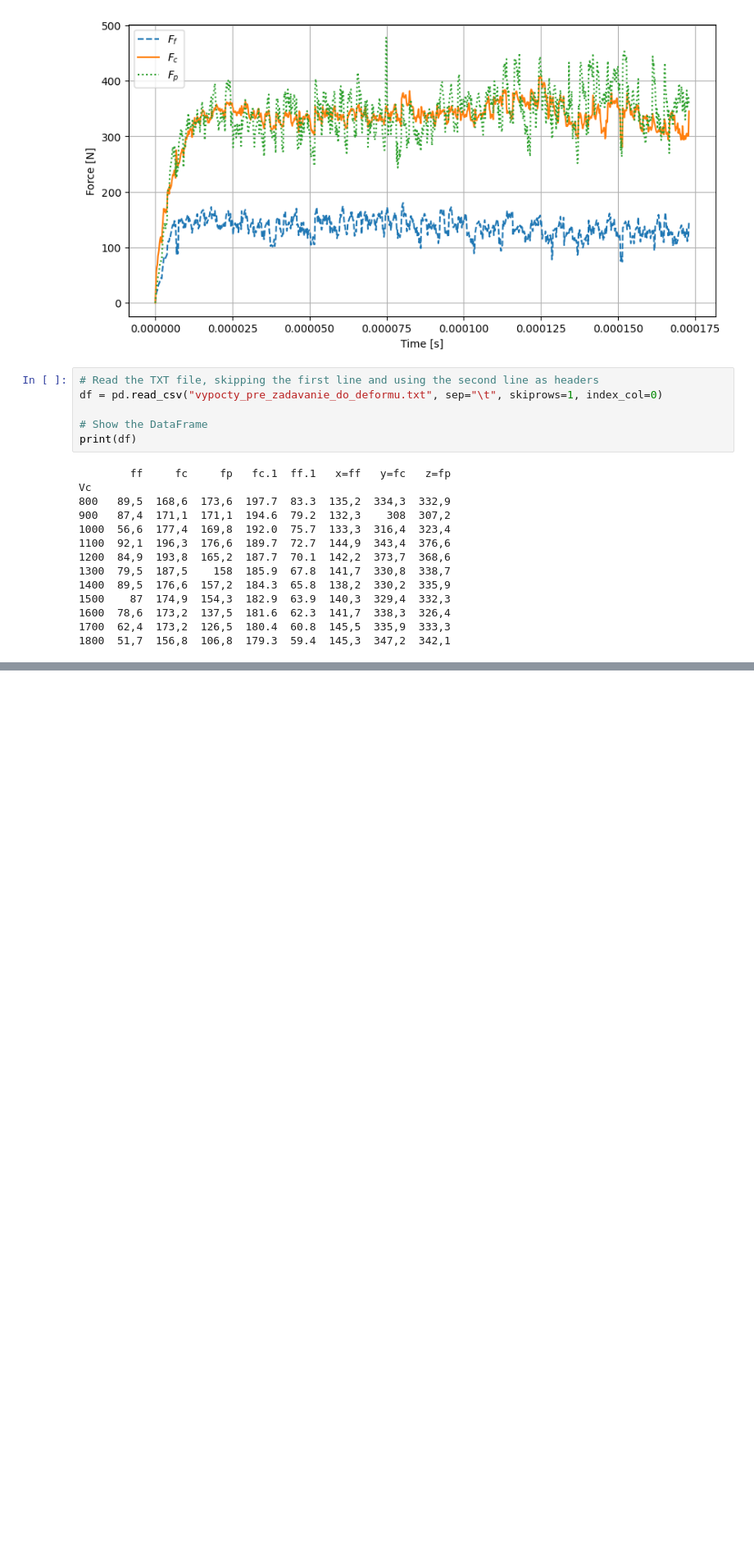
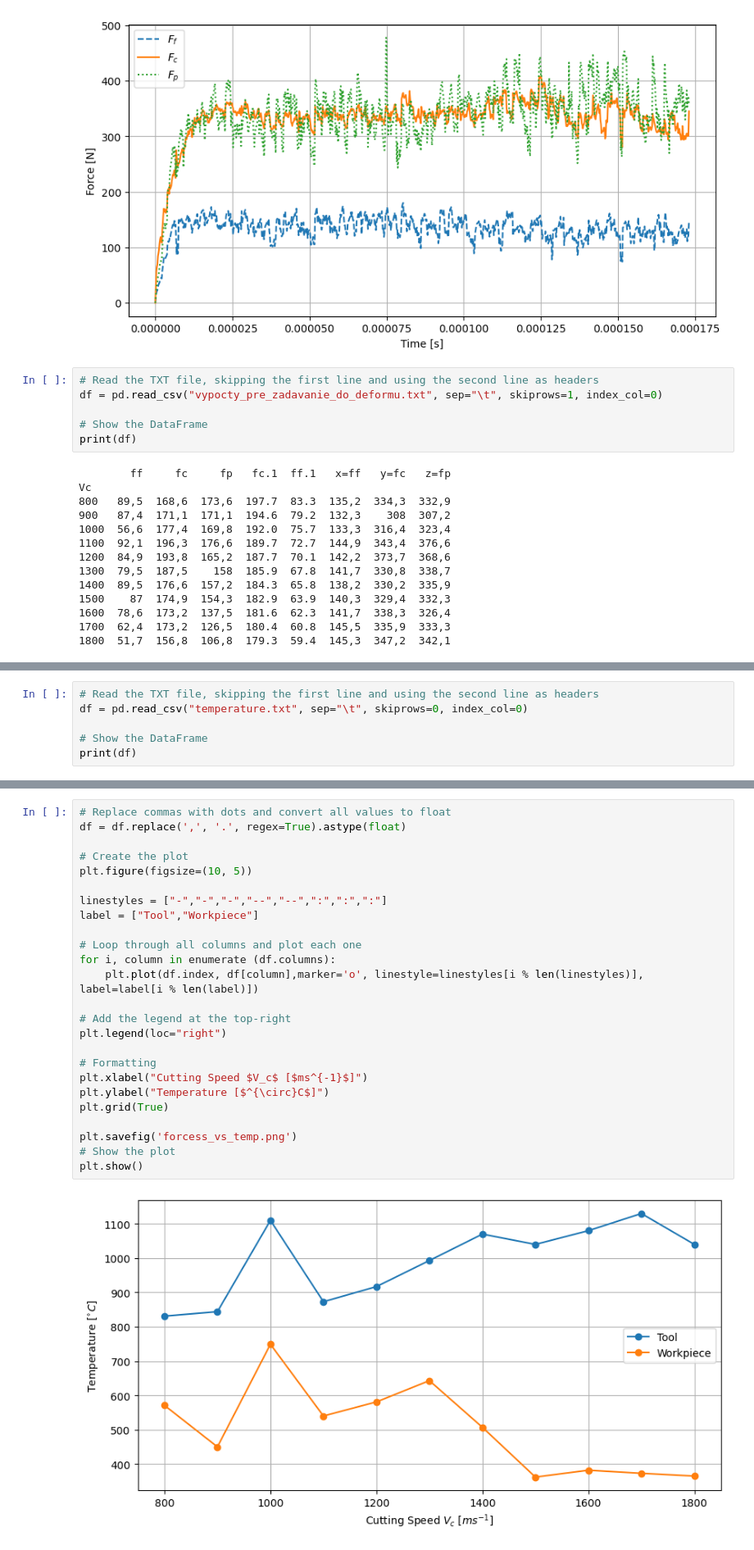
Before and after one commit to martinnecpal/MODELOVANIE-MTF, a Jupyter notebook: dataworiking/import_deform.ipynb, the cells around one changed output, grey strips where cells are left out. Shown at 82% size. Cells and saved outputs as stored; diff of their text form; blank space fills up the shorter version.

```diff
--- a/dataworiking/import_deform.ipynb
+++ b/dataworiking/import_deform.ipynb
@@ -315,0 +318,6 @@ plt.show()
+# %%
+# Read the TXT file, skipping the first line and using the second line as headers
+df = pd.read_csv("temperature.txt", sep="\t", skiprows=0, index_col=0)
+
+# Show the DataFrame
+print(df)
@@ -315,0 +338,27 @@ plt.show()
+# %%
+# Replace commas with dots and convert all values to float
+df = df.replace(',', '.', regex=True).astype(float)
+
+# Create the plot
+plt.figure(figsize=(10, 5))
+
+linestyles = ["-","-","-","--","--",":",":",":"]
+label = ["Tool","Workpiece"]
+
+# Loop through all columns and plot each one
+for i, column in enumerate (df.columns):
+    plt.plot(df.index, df[column],marker='o', linestyle=linestyles[i % len(linestyles)], label=label[i % len(label)])
+
+# Add the legend at the top-right
+plt.legend(loc="right")
+
+# Formatting
+plt.xlabel("Cutting Speed $V_c$ [$ms^{-1}$]")
+plt.ylabel("Temperature [$^{\circ}C$]")
+plt.grid(True)
+
+plt.savefig('forcess_vs_temp.png')
+# Show the plot
+plt.show()
+# %% [output]
+[figure, added]
```
Also changed, not shown: parts of 2 cells of this notebook, 4 other files.
